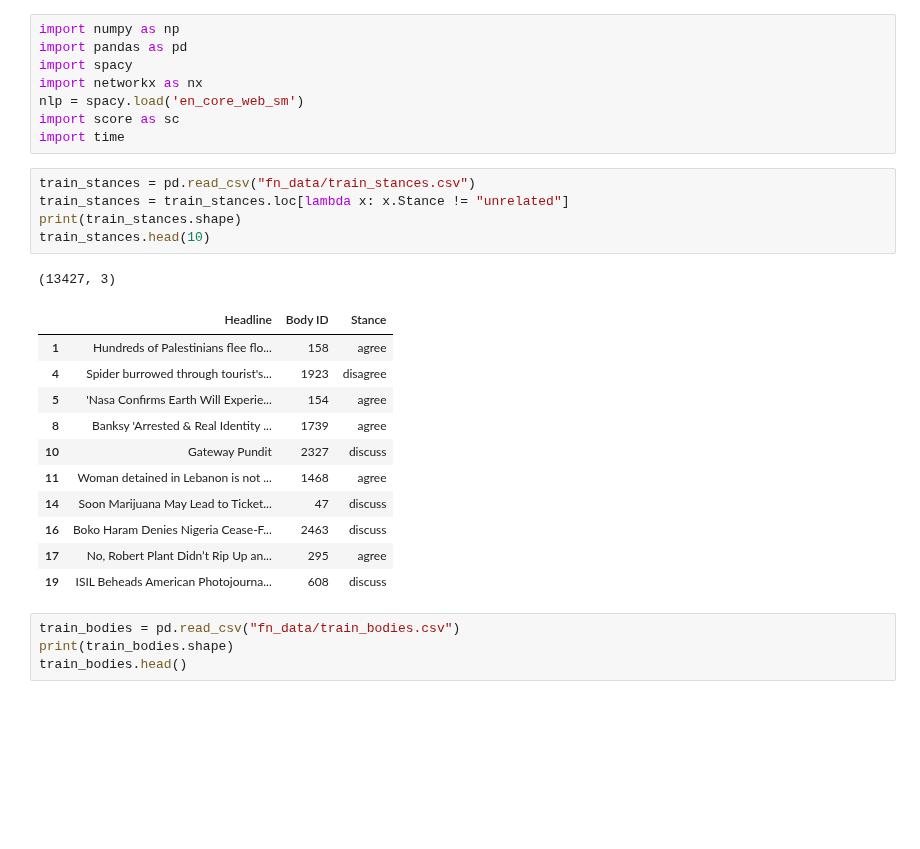
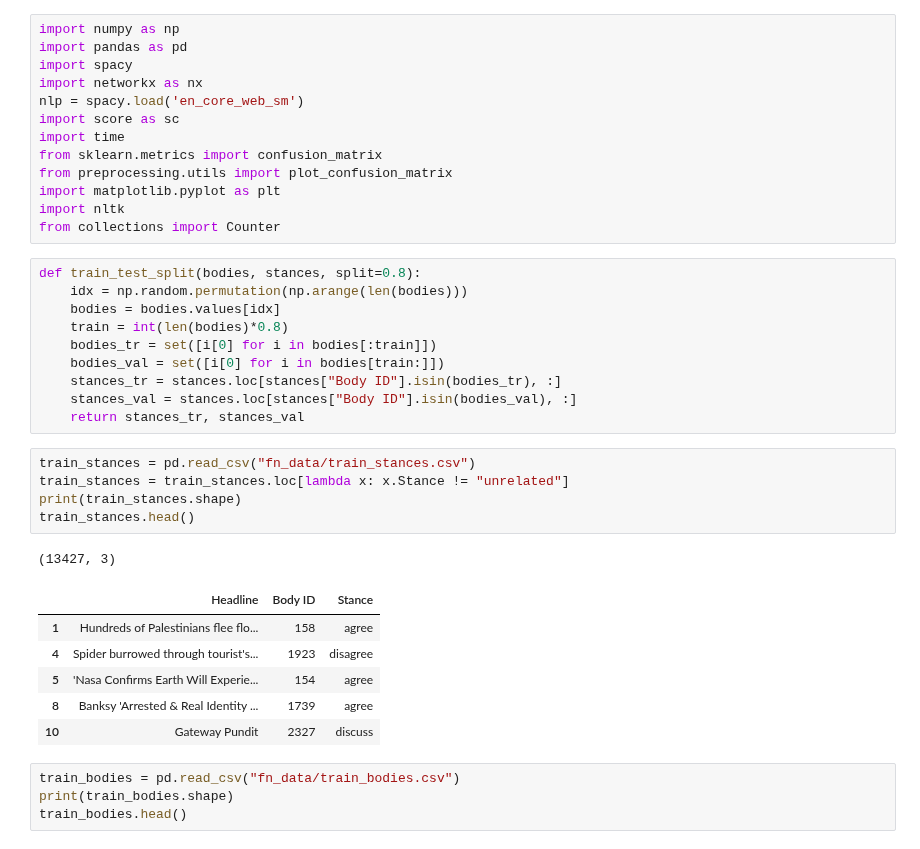
Before and after one commit to CornellDataScience/Insights-FakeNews, a Jupyter notebook: Graph Model.ipynb, the cells around one changed output. Cells and saved outputs as stored; diff of their text form; blank space fills up the shorter version.

```diff
--- a/Graph Model.ipynb
+++ b/Graph Model.ipynb
@@ -6,24 +6,34 @@ import networkx as nx
 nlp = spacy.load('en_core_web_sm')
 import score as sc
 import time
+from sklearn.metrics import confusion_matrix
+from preprocessing.utils import plot_confusion_matrix
+import matplotlib.pyplot as plt
+import nltk
+from collections import Counter
+# %%
+def train_test_split(bodies, stances, split=0.8):
+    idx = np.random.permutation(np.arange(len(bodies)))
+    bodies = bodies.values[idx]
+    train = int(len(bodies)*0.8)
+    bodies_tr = set([i[0] for i in bodies[:train]])
+    bodies_val = set([i[0] for i in bodies[train:]])
+    stances_tr = stances.loc[stances["Body ID"].isin(bodies_tr), :]
+    stances_val = stances.loc[stances["Body ID"].isin(bodies_val), :]
+    return stances_tr, stances_val
 # %%
 train_stances = pd.read_csv("fn_data/train_stances.csv")
 train_stances = train_stances.loc[lambda x: x.Stance != "unrelated"]
 print(train_stances.shape)
-train_stances.head(10)
+train_stances.head()
 # %% [output]
 (13427, 3)
 |  | Headline | Body ID | Stance |
 | 1 | Hundreds of Palestinians flee flo... | 158 | agree |
 | 4 | Spider burrowed through tourist's... | 1923 | disagree |
 | 5 | 'Nasa Confirms Earth Will Experie... | 154 | agree |
 | 8 | Banksy 'Arrested & Real Identity ... | 1739 | agree |
 | 10 | Gateway Pundit | 2327 | discuss |
-| 11 | Woman detained in Lebanon is not ... | 1468 | agree |
-| 14 | Soon Marijuana May Lead to Ticket... | 47 | discuss |
-| 16 | Boko Haram Denies Nigeria Cease-F... | 2463 | discuss |
-| 17 | No, Robert Plant Didn’t Rip Up an... | 295 | agree |
-| 19 | ISIL Beheads American Photojourna... | 608 | discuss |
 # %%
 train_bodies = pd.read_csv("fn_data/train_bodies.csv")
 print(train_bodies.shape)
```
Also changed, not shown: parts of 25 cells of this notebook, 2 other files.
